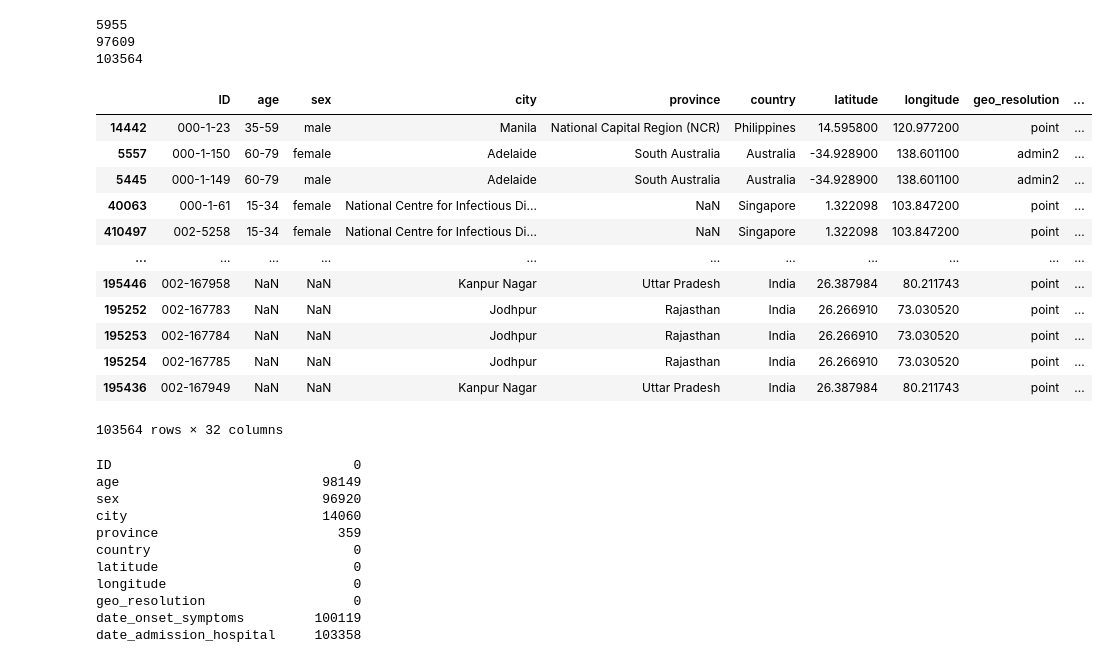
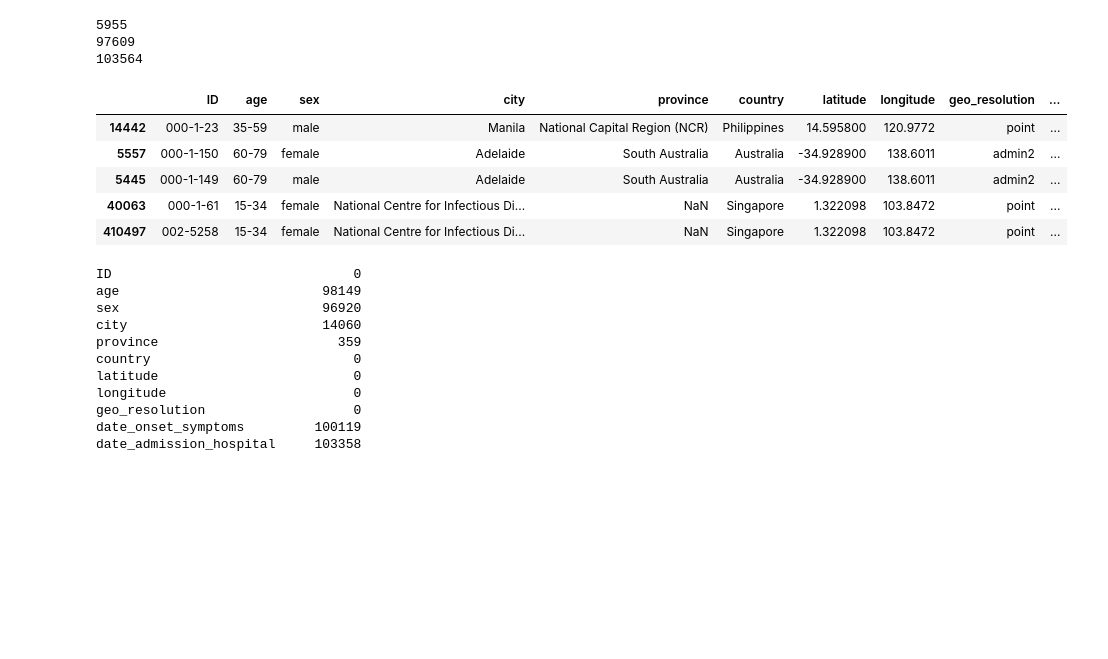
Before and after one commit to mattchap2/machine-learning, a Jupyter notebook: source-code.ipynb, the cells around one changed output. Drawn from its saved outputs; the diff is of its cells as text; code cells hidden in the pictures; blank space fills up the shorter version.

```diff
--- a/source-code.ipynb
+++ b/source-code.ipynb
@@ -651,21 +655,14 @@ print(len(df[df['outcome'].isin(died_list + discharged_list)]))
 103564
 # %%
 df_outcome = df[df['outcome'].isin(died_list + discharged_list)]
-df_outcome
+df_outcome.head()
 # %% [output]
 |  | ID | age | sex | city | province | country | latitude | longitude | geo_resolution | ... |
-| 14442 | 000-1-23 | 35-59 | male | Manila | National Capital Region (NCR) | Philippines | 14.595800 | 120.977200 | point | ... |
-| 5557 | 000-1-150 | 60-79 | female | Adelaide | South Australia | Australia | -34.928900 | 138.601100 | admin2 | ... |
-| 5445 | 000-1-149 | 60-79 | male | Adelaide | South Australia | Australia | -34.928900 | 138.601100 | admin2 | ... |
-| 40063 | 000-1-61 | 15-34 | female | National Centre for Infectious Di... | NaN | Singapore | 1.322098 | 103.847200 | point | ... |
-| 410497 | 002-5258 | 15-34 | female | National Centre for Infectious Di... | NaN | Singapore | 1.322098 | 103.847200 | point | ... |
-| ... | ... | ... | ... | ... | ... | ... | ... | ... | ... | ... |
-| 195446 | 002-167958 | NaN | NaN | Kanpur Nagar | Uttar Pradesh | India | 26.387984 | 80.211743 | point | ... |
-| 195252 | 002-167783 | NaN | NaN | Jodhpur | Rajasthan | India | 26.266910 | 73.030520 | point | ... |
-| 195253 | 002-167784 | NaN | NaN | Jodhpur | Rajasthan | India | 26.266910 | 73.030520 | point | ... |
-| 195254 | 002-167785 | NaN | NaN | Jodhpur | Rajasthan | India | 26.266910 | 73.030520 | point | ... |
-| 195436 | 002-167949 | NaN | NaN | Kanpur Nagar | Uttar Pradesh | India | 26.387984 | 80.211743 | point | ... |
+| 14442 | 000-1-23 | 35-59 | male | Manila | National Capital Region (NCR) | Philippines | 14.595800 | 120.9772 | point | ... |
+| 5557 | 000-1-150 | 60-79 | female | Adelaide | South Australia | Australia | -34.928900 | 138.6011 | admin2 | ... |
+| 5445 | 000-1-149 | 60-79 | male | Adelaide | South Australia | Australia | -34.928900 | 138.6011 | admin2 | ... |
+| 40063 | 000-1-61 | 15-34 | female | National Centre for Infectious Di... | NaN | Singapore | 1.322098 | 103.8472 | point | ... |
+| 410497 | 002-5258 | 15-34 | female | National Centre for Infectious Di... | NaN | Singapore | 1.322098 | 103.8472 | point | ... |
-103564 rows × 32 columns
 # %%
 df_outcome.isnull().sum()
 # %% [output]
```
Also changed, not shown: parts of 43 cells of this notebook.
